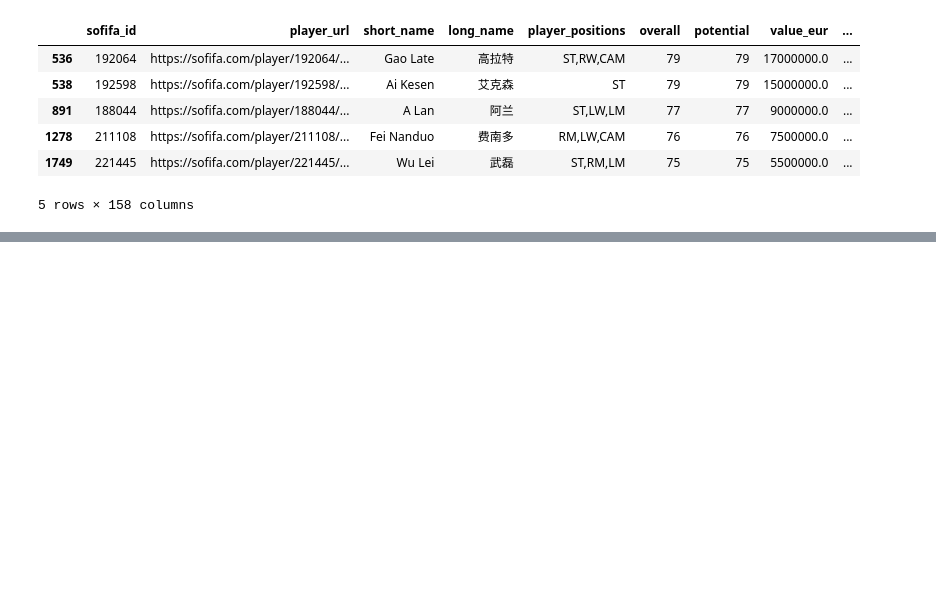
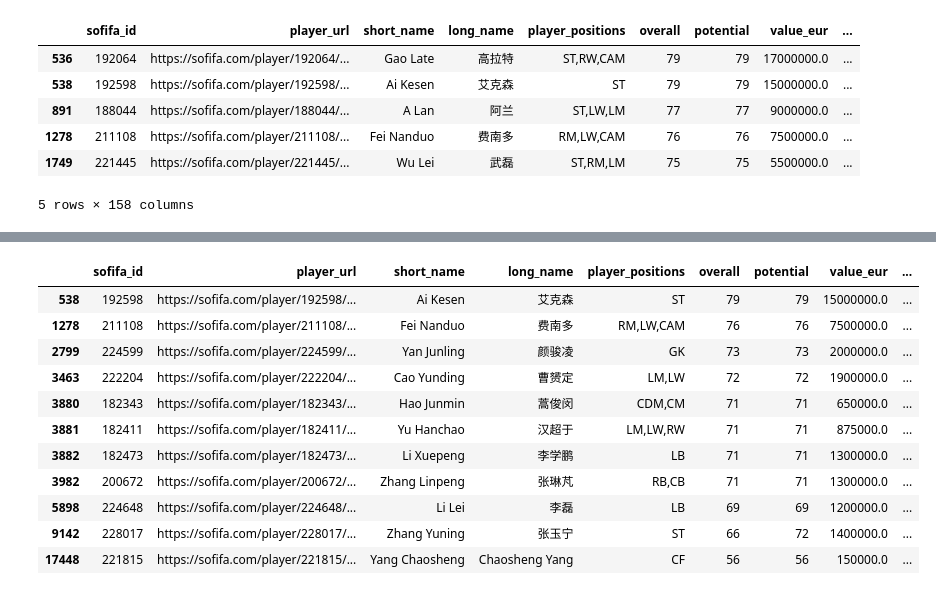
Before and after one commit to rebeccazhang199/MGSC-662-FIFA-Project, a Jupyter notebook: project.ipynb, the cells around one changed output, grey strips where cells are left out. Drawn from its saved outputs; the diff is of its cells as text; code cells hidden in the pictures; blank space fills up the shorter version.

```diff
--- a/project.ipynb
+++ b/project.ipynb
@@ -309,0 +449,16 @@ memory usage: 6.0 KB
+# %%
+pd.set_option('display.max_columns', 200)
+chinese_players11
+# %% [output]
+|  | sofifa_id | player_url | short_name | long_name | player_positions | overall | potential | value_eur | ... |
+| 538 | 192598 | https://sofifa.com/player/192598/... | Ai Kesen | 艾克森 | ST | 79 | 79 | 15000000.0 | ... |
+| 1278 | 211108 | https://sofifa.com/player/211108/... | Fei Nanduo | 费南多 | RM,LW,CAM | 76 | 76 | 7500000.0 | ... |
+| 2799 | 224599 | https://sofifa.com/player/224599/... | Yan Junling | 颜骏凌 | GK | 73 | 73 | 2000000.0 | ... |
+| 3463 | 222204 | https://sofifa.com/player/222204/... | Cao Yunding | 曹赟定 | LM,LW | 72 | 72 | 1900000.0 | ... |
+| 3880 | 182343 | https://sofifa.com/player/182343/... | Hao Junmin | 蒿俊闵 | CDM,CM | 71 | 71 | 650000.0 | ... |
+| 3881 | 182411 | https://sofifa.com/player/182411/... | Yu Hanchao | 汉超于 | LM,LW,RW | 71 | 71 | 875000.0 | ... |
+| 3882 | 182473 | https://sofifa.com/player/182473/... | Li Xuepeng | 李学鹏 | LB | 71 | 71 | 1300000.0 | ... |
+| 3982 | 200672 | https://sofifa.com/player/200672/... | Zhang Linpeng | 张琳芃 | RB,CB | 71 | 71 | 1300000.0 | ... |
+| 5898 | 224648 | https://sofifa.com/player/224648/... | Li Lei | 李磊 | LB | 69 | 69 | 1200000.0 | ... |
+| 9142 | 228017 | https://sofifa.com/player/228017/... | Zhang Yuning | 张玉宁 | ST | 66 | 72 | 1400000.0 | ... |
+| 17448 | 221815 | https://sofifa.com/player/221815/... | Yang Chaosheng | Chaosheng Yang | CF | 56 | 56 | 150000.0 | ... |
```
Also changed, not shown: parts of 4 cells of this notebook.
